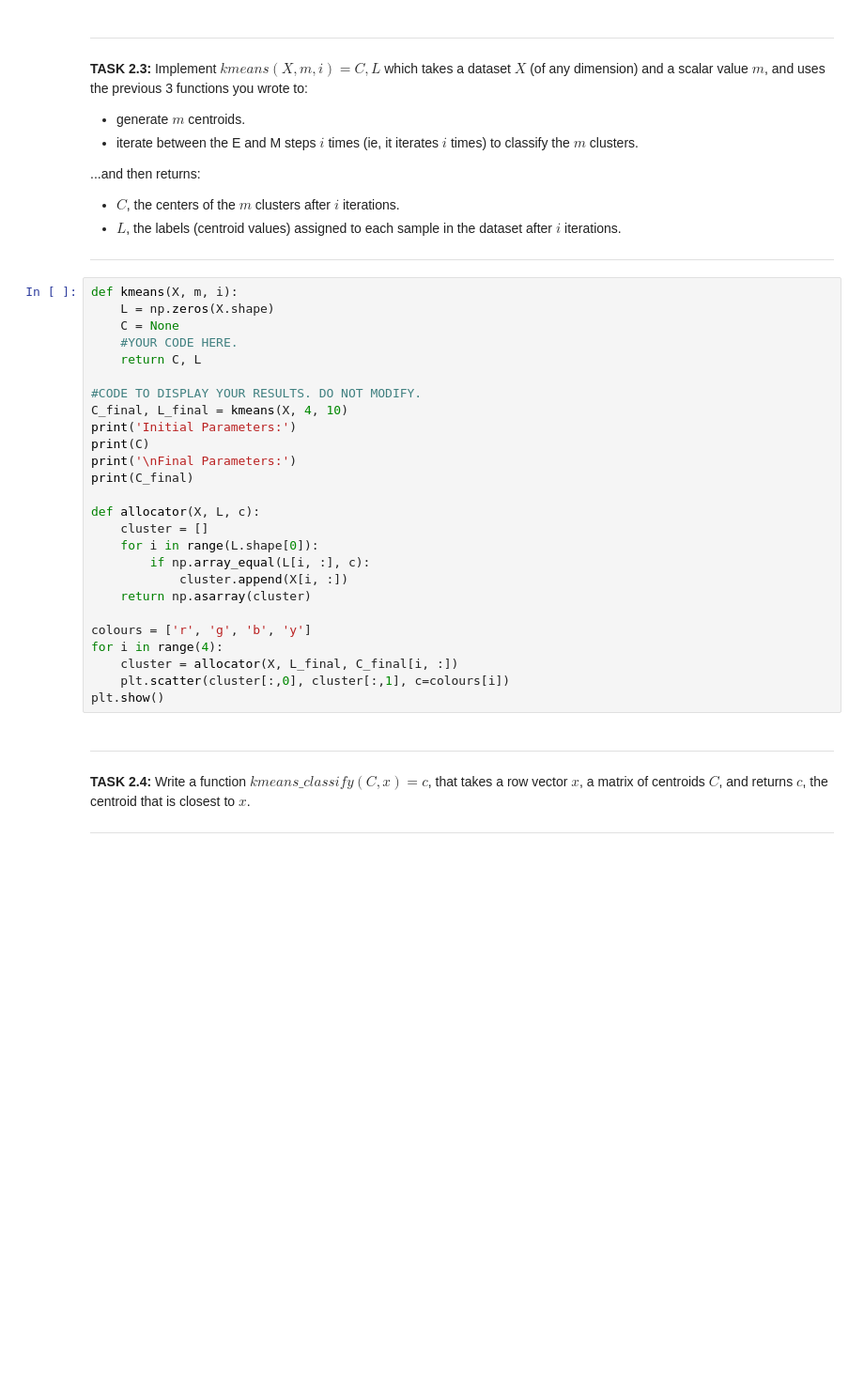
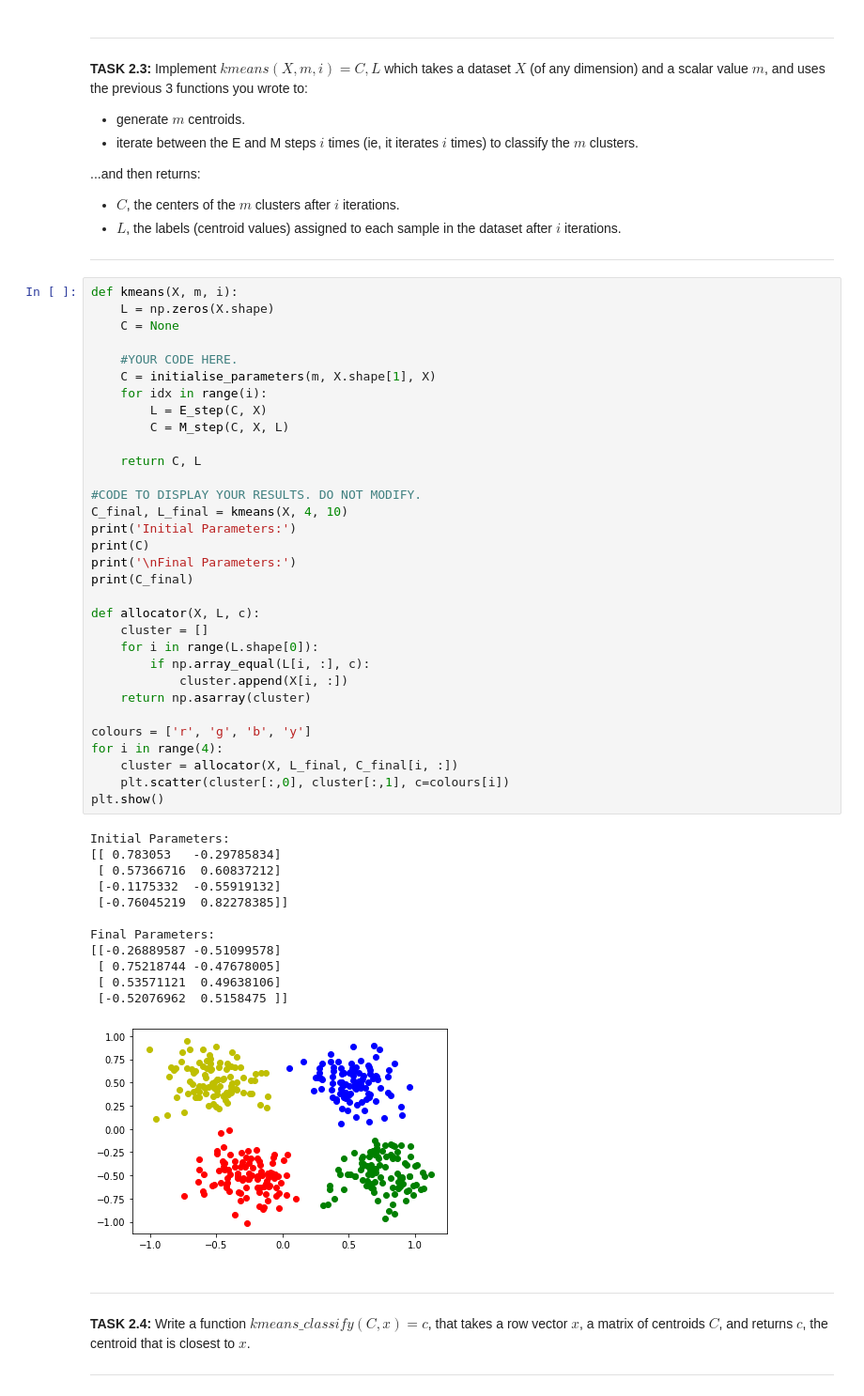
Before and after one commit to OddUlrich/Machine-Learning-Studio, a Jupyter notebook: mathematics_in_ML/3-kmeans.ipynb, the cells around one changed output. Shown at 94% size. Drawn from its saved outputs; the diff is of its cells as text; blank space fills up the shorter version.

```diff
--- a/mathematics_in_ML/3-kmeans.ipynb
+++ b/mathematics_in_ML/3-kmeans.ipynb
@@ -580,29 +599,48 @@ print(M_step(C, X, L))
 # %%
 def kmeans(X, m, i):
     L = np.zeros(X.shape)
     C = None
+
     #YOUR CODE HERE.
+    C = initialise_parameters(m, X.shape[1], X)
+    for idx in range(i):
+        L = E_step(C, X)
+        C = M_step(C, X, L)
+
     return C, L
 
 #CODE TO DISPLAY YOUR RESULTS. DO NOT MODIFY.
 C_final, L_final = kmeans(X, 4, 10)
 print('Initial Parameters:')
 print(C)
 print('\nFinal Parameters:')
 print(C_final)
 
 def allocator(X, L, c):
     cluster = []
     for i in range(L.shape[0]):
         if np.array_equal(L[i, :], c):
             cluster.append(X[i, :])
     return np.asarray(cluster)
 
 colours = ['r', 'g', 'b', 'y']
 for i in range(4):
     cluster = allocator(X, L_final, C_final[i, :])
     plt.scatter(cluster[:,0], cluster[:,1], c=colours[i])
 plt.show()
+# %% [output]
+Initial Parameters:
+[[ 0.783053   -0.29785834]
+ [ 0.57366716  0.60837212]
+ [-0.1175332  -0.55919132]
+ [-0.76045219  0.82278385]]
+
+Final Parameters:
+[[-0.26889587 -0.51099578]
+ [ 0.75218744 -0.47678005]
+ [ 0.53571121  0.49638106]
+ [-0.52076962  0.5158475 ]]
+[figure, added]
 # %% [markdown]
 ---
 **TASK 2.4:** Write a function $kmeans\_classify(C, x) = c$, that takes a row vector $x$, a matrix of centroids $C$, and returns $c$, the centroid that is closest to $x$.
```
Also changed, not shown: parts of 9 cells of this notebook.
